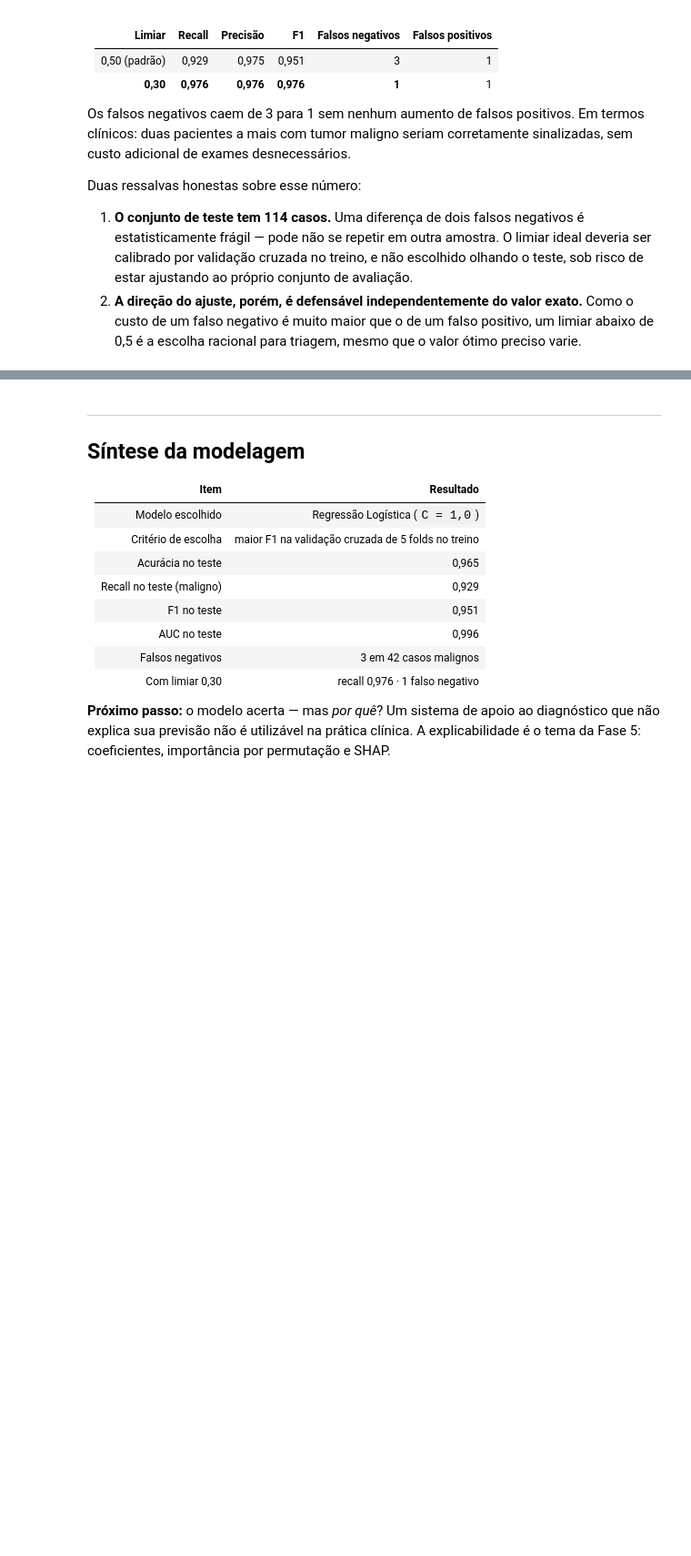
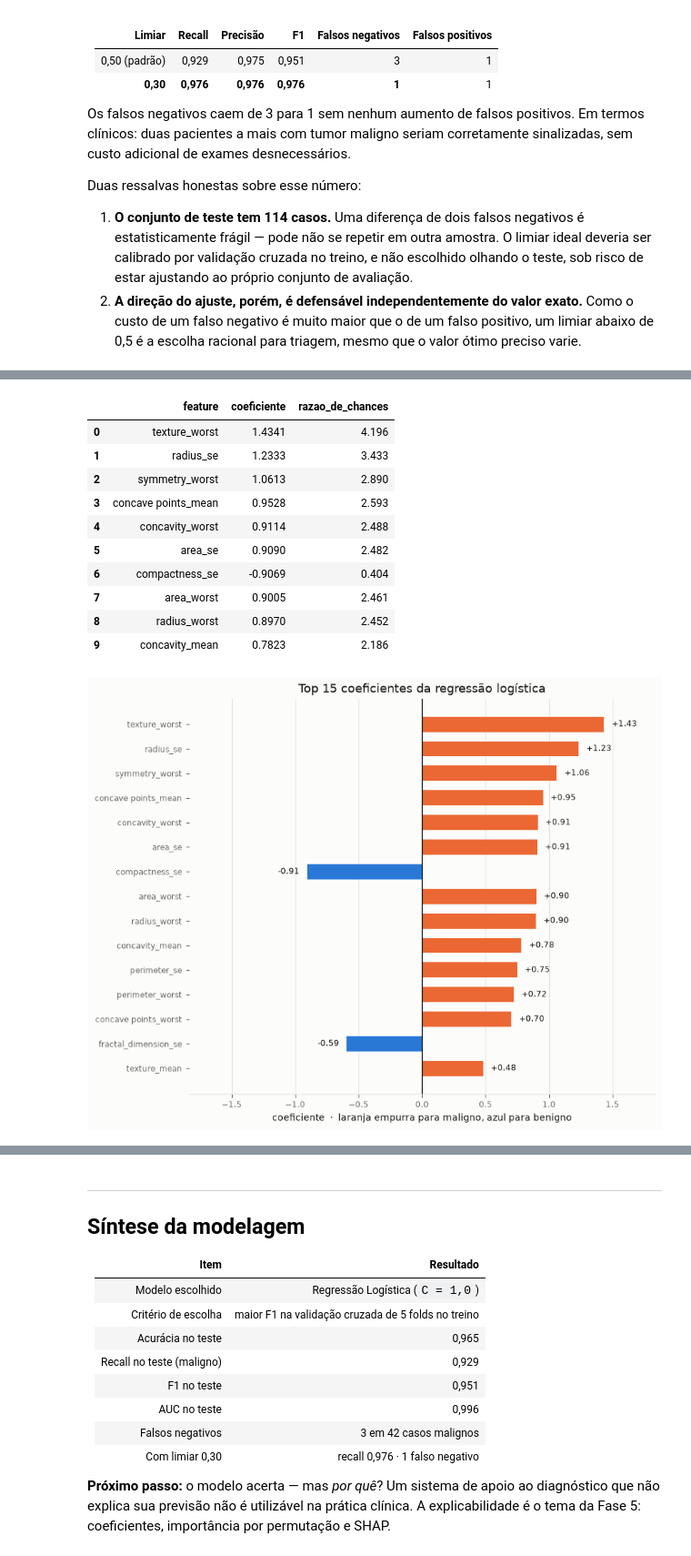
Before and after one commit to gustavofks/ML-breast-cancer, a Jupyter notebook: notebooks/02_modeling_evaluation.ipynb, the cells around one changed output, grey strips where cells are left out. Shown at 91% size. Drawn from its saved outputs; the diff is of its cells as text; code cells hidden in the pictures; blank space fills up the shorter version.

Commit message:
feat: add model explainability with coefficients, permutation and SHAP

```diff
--- a/notebooks/02_modeling_evaluation.ipynb
+++ b/notebooks/02_modeling_evaluation.ipynb
@@ -217,0 +233,19 @@ Duas ressalvas honestas sobre esse número:
+# %%
+from src import explain
+
+coeficientes = explain.linear_coefficients(modelo_final, list(X.columns))
+display(coeficientes.head(10))
+explain.plot_coefficients(coeficientes);
+# %% [output]
+|  | feature | coeficiente | razao_de_chances |
+| 0 | texture_worst | 1.4341 | 4.196 |
+| 1 | radius_se | 1.2333 | 3.433 |
+| 2 | symmetry_worst | 1.0613 | 2.890 |
+| 3 | concave points_mean | 0.9528 | 2.593 |
+| 4 | concavity_worst | 0.9114 | 2.488 |
+| 5 | area_se | 0.9090 | 2.482 |
+| 6 | compactness_se | -0.9069 | 0.404 |
+| 7 | area_worst | 0.9005 | 2.461 |
+| 8 | radius_worst | 0.8970 | 2.452 |
+| 9 | concavity_mean | 0.7823 | 2.186 |
+[figure, added]
```
Also changed, not shown: parts of 8 cells of this notebook, 9 other files.
